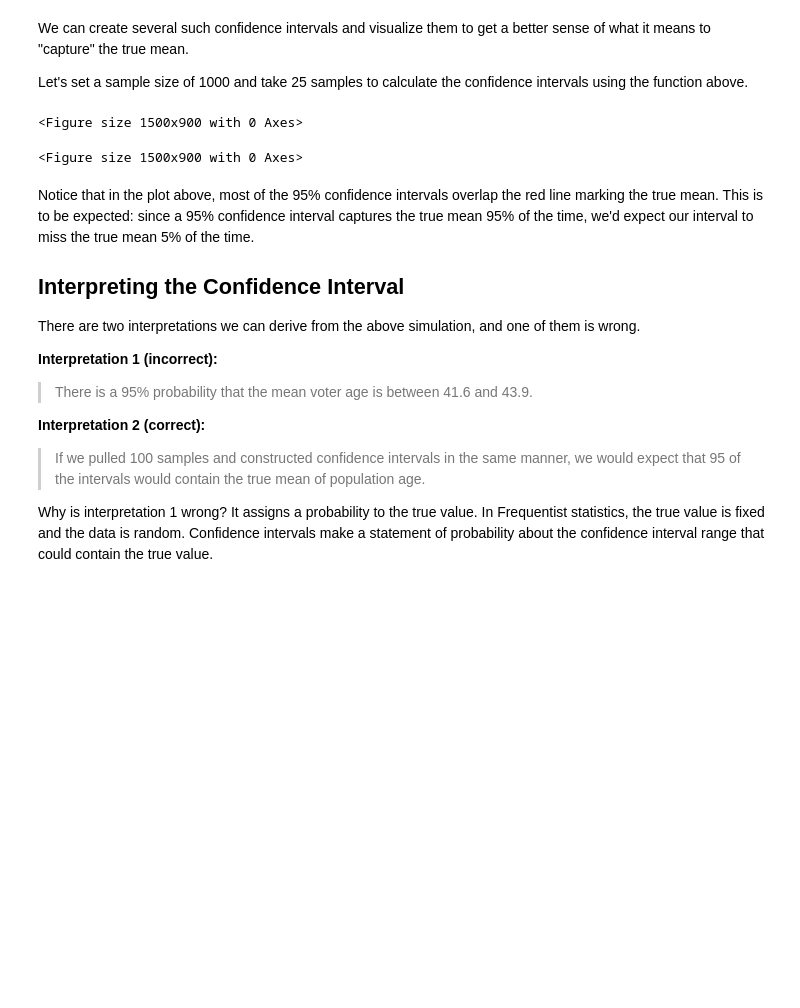
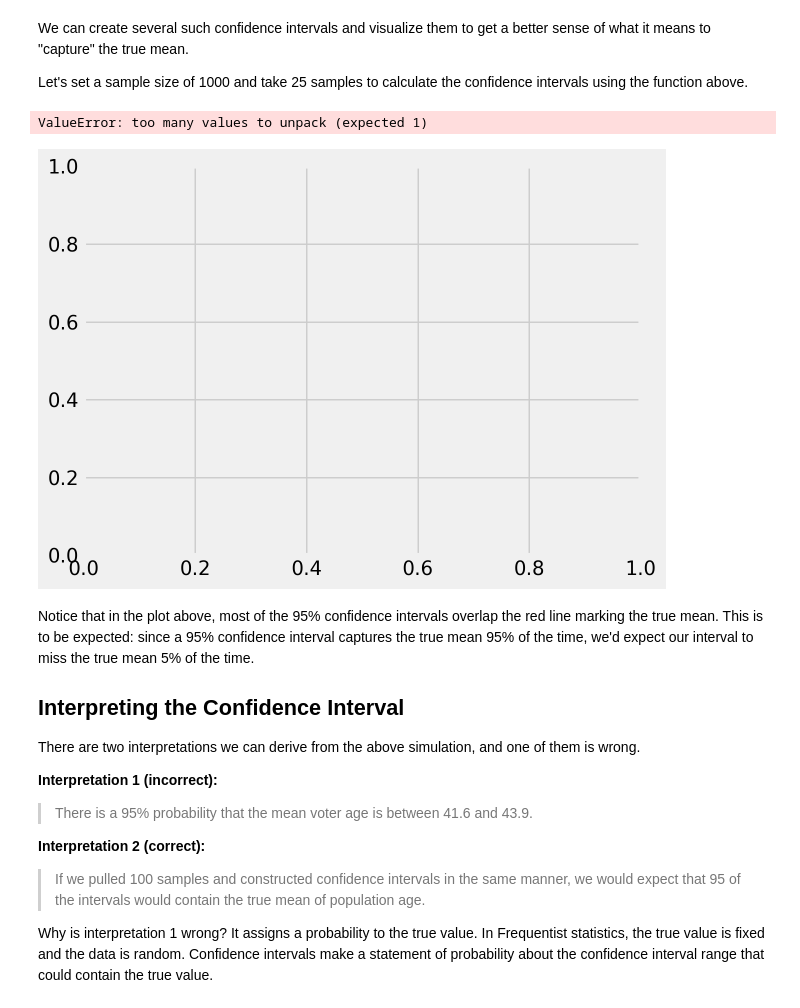
Before and after one commit to Jeffrey-sinos/dsc-confidence-intervals-lab, a Jupyter notebook: index.ipynb, the cells around one changed output. Cells and saved outputs as stored; diff of their text form; code cells hidden in the pictures; blank space fills up the shorter version.

```diff
--- a/index.ipynb
+++ b/index.ipynb
@@ -262,11 +281,11 @@ for sample in range(25):
 # %%
 # plot the mean and confidence interval for each sample as error bars
 # plot the population mean
 
-plt.figure(figsize=(15,9))
+#plt.figure(figsize=(15,9))
 # %% [output]
-<Figure size 1500x900 with 0 Axes>
+ValueError: too many values to unpack (expected 1)
-<Figure size 1500x900 with 0 Axes>
+[figure, added]
 # %% [markdown]
 Notice that in the plot above, most of the 95% confidence intervals overlap the red line marking the true mean. This is to be expected: since a 95% confidence interval captures the true mean 95% of the time, we'd expect our interval to miss the true mean 5% of the time.
 
```
Also changed, not shown: parts of 4 cells of this notebook.
